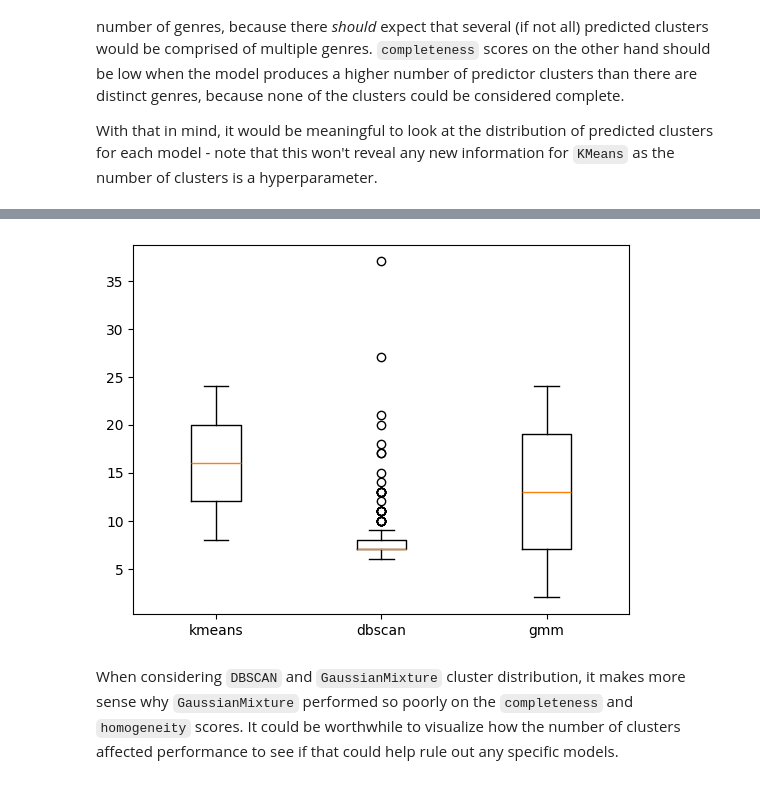
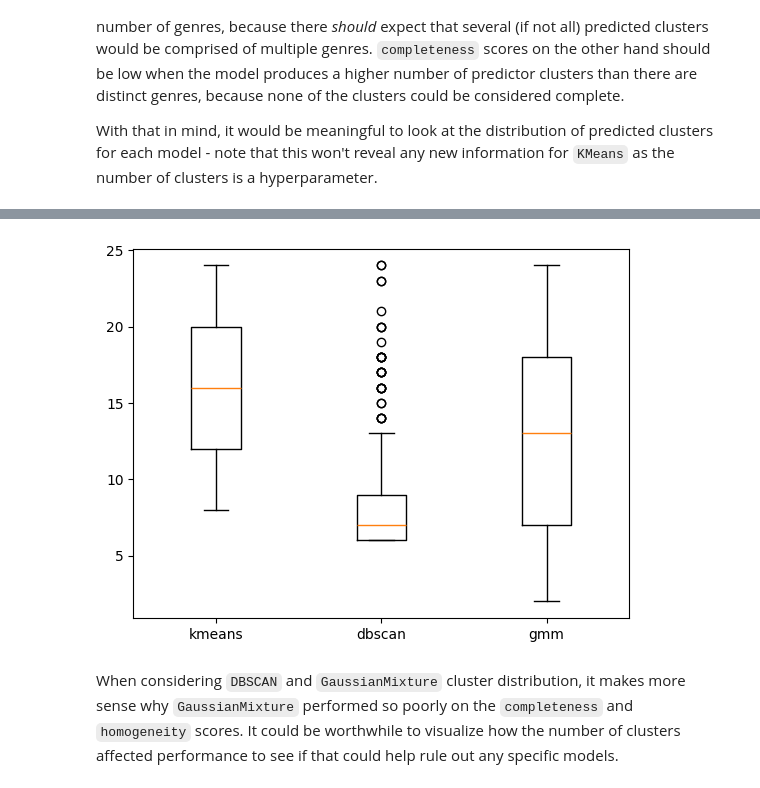
Before and after one commit to MattGroho/tab-hero, a Jupyter notebook: notebooks/unsupervised_pipeline_investigation.ipynb, the cells around one changed output, grey strips where cells are left out. Saved outputs shown, nothing was run; the diff lists cells and outputs as text; code cells hidden in the pictures.

```diff
--- a/notebooks/unsupervised_pipeline_investigation.ipynb
+++ b/notebooks/unsupervised_pipeline_investigation.ipynb
@@ -1295,6 +1297,6 @@ n_clusters_per_model = song_genre.nunique()
 for model in models:
     model_cols = [col for col in song_genre.columns if model in col]
     cluster_counts[model] = n_clusters_per_model[model_cols].values.tolist()
-    plt.hist(cluster_counts[model], bins=12, label=model, alpha=.7)
+    plt.hist(cluster_counts[model], bins=24, label=model, alpha=.7)
 plt.legend();
 # %% [output]
@@ -1302,11 +1312,13 @@ plt.legend();
 # %%
 cluster_counts_list = [val for key, val in cluster_counts.items()]
+# Handle extremes in number of predicted labels caused by dbscan
+cluster_counts_list[1] = [val for val in cluster_counts_list[1] if val <= 24]
 plt.boxplot(
     cluster_counts_list,
     tick_labels=models
 );
 # %% [output]
-[figure, old version]
+[figure, new version]
 # %% [markdown]
 When considering `DBSCAN` and `GaussianMixture` cluster distribution, it makes more sense why `GaussianMixture` performed so poorly on the `completeness` and `homogeneity` scores. It could be worthwhile to visualize how the number of clusters affected performance to see if that could help rule out any specific models.
 # %%
```
Also changed, not shown: parts of 29 cells of this notebook.
